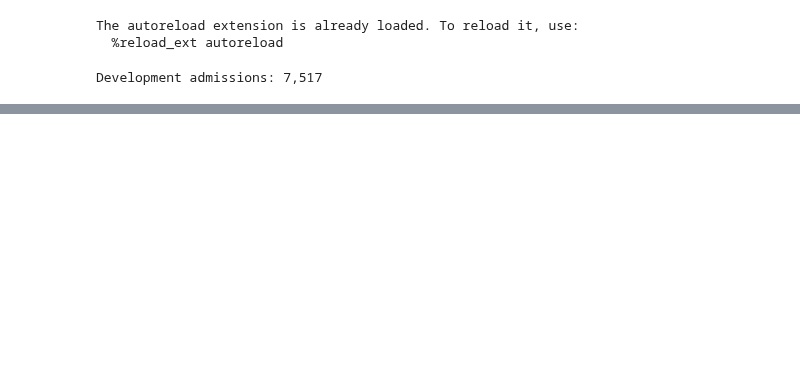
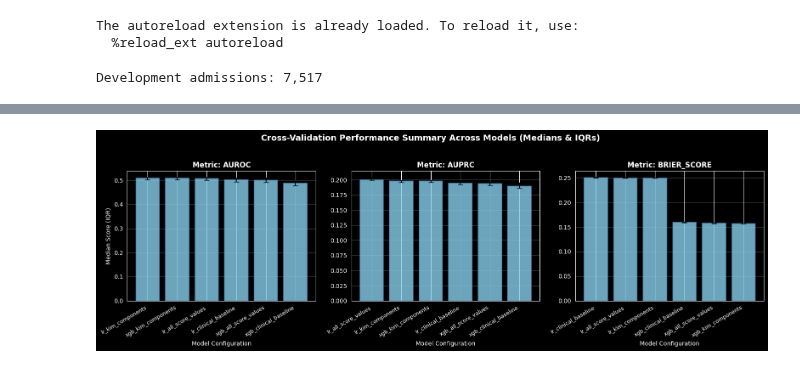
Before and after one commit to bahp/icare-risk, a Jupyter notebook: notebooks/06_cross_validation.ipynb, the cells around one changed output, grey strips where cells are left out. Drawn from its saved outputs; the diff is of its cells as text; code cells hidden in the pictures; blank space fills up the shorter version.

```diff
--- a/notebooks/06_cross_validation.ipynb
+++ b/notebooks/06_cross_validation.ipynb
@@ -76,0 +187,45 @@ print(f'Saved cross-validation results to {output_directory}')
+# %%
+import matplotlib.pyplot as plt
+import seaborn as sns
+import numpy as np
+
+# Filter summary for key clinical metrics
+metrics_to_plot = ['auroc', 'auprc', 'brier_score']
+plot_data = cv_summary[cv_summary['metric'].isin(metrics_to_plot)].copy()
+
+# Calculate error bar heights (distance from median to Q1 and Q3)
+plot_data['yerr_lower'] = plot_data['median'] - plot_data['q1']
+plot_data['yerr_upper'] = plot_data['q3'] - plot_data['median']
+
+# Create a multi-panel figure using standard matplotlib/seaborn subplots for precise error bar control
+fig, axes = plt.subplots(1, len(metrics_to_plot), figsize=(16, 5), sharey=False)
+
+for idx, metric in enumerate(metrics_to_plot):
+    ax = axes[idx]
+    subset = plot_data[plot_data['metric'] == metric].sort_values('median', ascending=False)
+
+    # Plot bars
+    bars = ax.bar(
+        subset['model'],
+        subset['median'],
+        yerr=[subset['yerr_lower'], subset['yerr_upper']],
+        capsize=4,
+        color='skyblue',
+        edgecolor='steelblue',
+        alpha=0.8,
+        linewidth=1.2
+    )
+
+    ax.set_title(f'Metric: {metric.upper()}', fontsize=12, fontweight='bold')
+    ax.set_ylabel('Median Score (IQR)' if idx == 0 else '', fontsize=10)
+    ax.set_xlabel('Model Configuration', fontsize=10)
+    ax.grid(True, axis='y', alpha=0.3)
+
+    # Rotate x tick labels for readability
+    plt.setp(ax.get_xticklabels(), rotation=30, ha='right', fontsize=9)
+
+plt.suptitle('Cross-Validation Performance Summary Across Models (Medians & IQRs)', y=1.03, fontsize=14, fontweight='bold')
+plt.tight_layout()
+plt.show()
+# %% [output]
+[figure, added]
```
Also changed, not shown: parts of 6 cells of this notebook.
